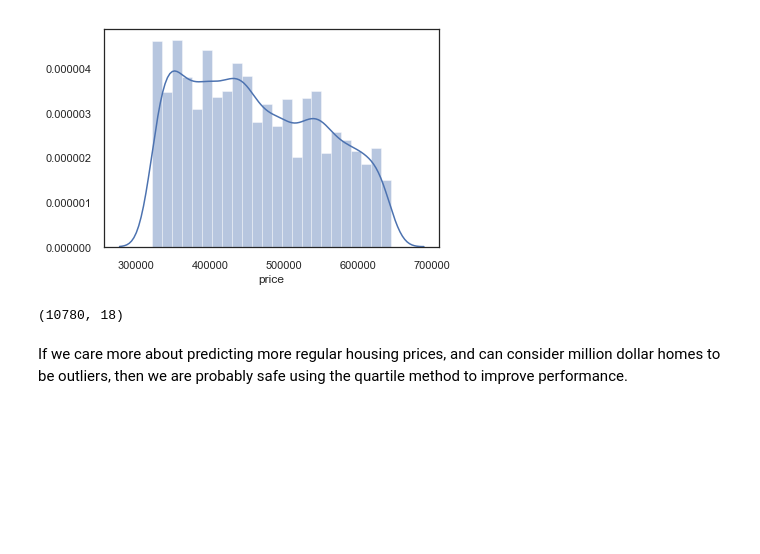
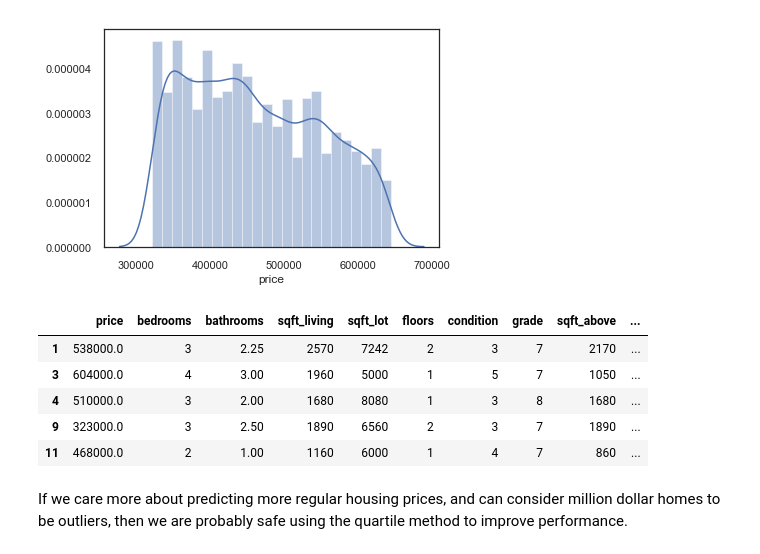
Before and after one commit to AnnaLara/dsc-1-final-project, a Jupyter notebook: draft.ipynb, the cells around one changed output. Drawn from its saved outputs; the diff is of its cells as text; code cells hidden in the pictures; blank space fills up the shorter version.

```diff
--- a/draft.ipynb
+++ b/draft.ipynb
@@ -1192,8 +1184,13 @@ sns.distplot(df.loc[(df['price'] < df['price'].quantile(0.75)) & (df['price'] >
 <matplotlib.axes._subplots.AxesSubplot at 0x...>
 [figure]
 # %%
-df.loc[(df['price'] < df['price'].quantile(0.75)) & (df['price'] > df['price'].quantile(0.25))]
+df.loc[(df['price'] < df['price'].quantile(0.75)) & (df['price'] > df['price'].quantile(0.25))].head()
 # %% [output]
-(10780, 18)
+|  | price | bedrooms | bathrooms | sqft_living | sqft_lot | floors | condition | grade | sqft_above | ... |
+| 1 | 538000.0 | 3 | 2.25 | 2570 | 7242 | 2 | 3 | 7 | 2170 | ... |
+| 3 | 604000.0 | 4 | 3.00 | 1960 | 5000 | 1 | 5 | 7 | 1050 | ... |
+| 4 | 510000.0 | 3 | 2.00 | 1680 | 8080 | 1 | 3 | 8 | 1680 | ... |
+| 9 | 323000.0 | 3 | 2.50 | 1890 | 6560 | 2 | 3 | 7 | 1890 | ... |
+| 11 | 468000.0 | 2 | 1.00 | 1160 | 6000 | 1 | 4 | 7 | 860 | ... |
 # %% [markdown]
 If we care more about predicting more regular housing prices, and can consider million dollar homes to be outliers, then we are probably safe using the quartile method to improve performance.
```
Also changed, not shown: parts of 22 cells of this notebook.
